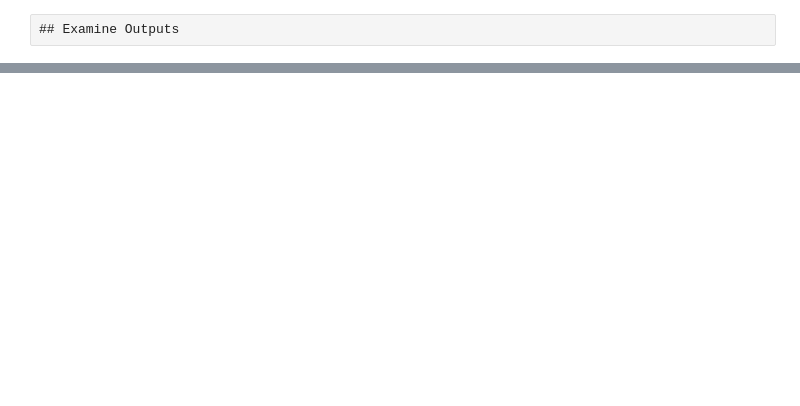
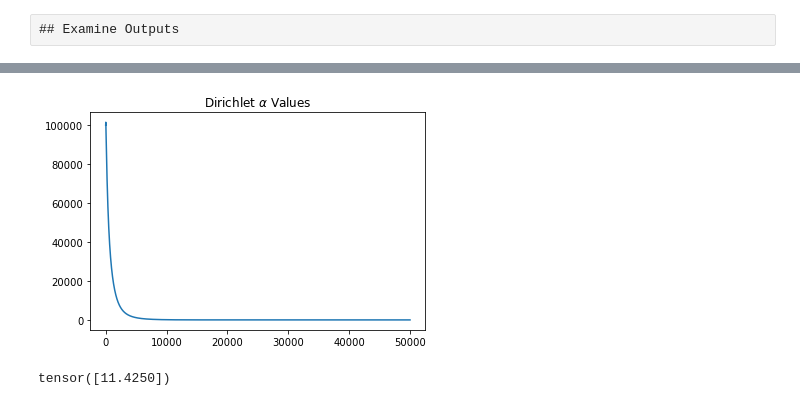
Before and after one commit to broadinstitute/temporal-rna-seq-deconvolution, a Jupyter notebook: deconvolve_ebov_blood.ipynb, the cells around one changed output, grey strips where cells are left out. Drawn from its saved outputs; the diff is of its cells as text; code cells hidden in the pictures; blank space fills up the shorter version.

Commit message:
add dirchlet alpha as param

```diff
--- a/deconvolve_ebov_blood.ipynb
+++ b/deconvolve_ebov_blood.ipynb
@@ -54,4 +54,4 @@ batch = generate_batch(pseudo_time_reg_deconv.dataset, device, dtype)
 c = torch.nn.functional.softmax(torch.rand([10,5]), dim=-1)
 pseudo_time_reg_deconv.model(**batch)
 # %%
-pseudo_time_reg_deconv.fit_model(n_iters=5_000, verbose=True, log_frequency=1000)
+pseudo_time_reg_deconv.fit_model(n_iters=50_000, verbose=True, log_frequency=1000, clear_param_store=True)
@@ -70,0 +99,12 @@ matplotlib.pyplot.yscale('log')
+# %%
+alphas = list(pseudo_time_reg_deconv.param_store_hist[i]['dirichlet_alpha_prior'] for i in range(len(pseudo_time_reg_deconv.param_store_hist)))
+# %%
+matplotlib.pyplot.plot(alphas)
+matplotlib.pyplot.title(r'Dirichlet $ \alpha $ Values')
+matplotlib.pyplot.show()
+# %% [output]
+[figure, added]
+# %%
+alphas[-1]
+# %% [output]
+tensor([11.4250])
```
Also changed, not shown: parts of 6 cells of this notebook, 2 other files.
